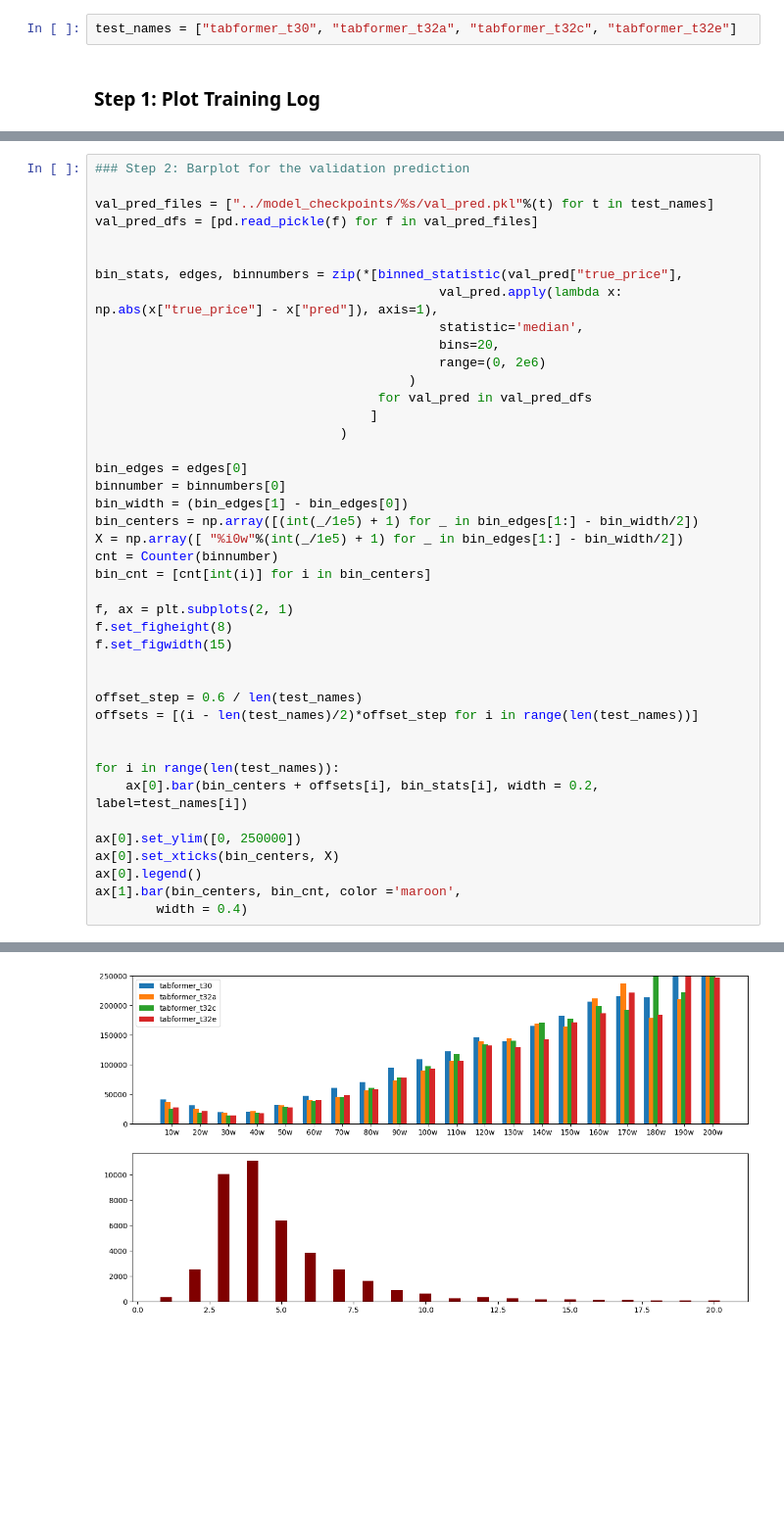
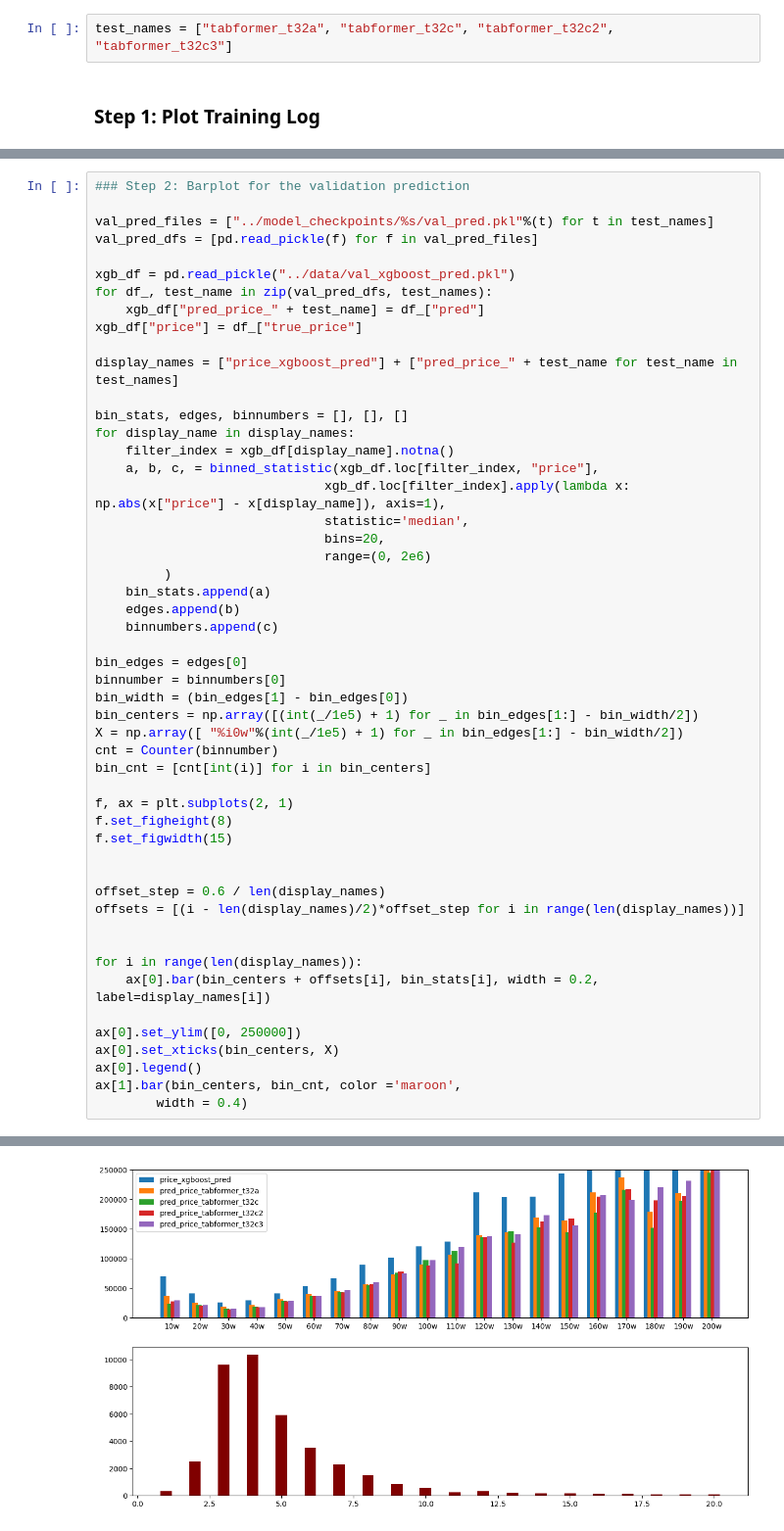
Before and after one commit to HoustonJ2013/property_price_multi_modality, a Jupyter notebook: notebooks/result_analysis.ipynb, the cells around one changed output, grey strips where cells are left out. Shown at 98% size. Cells and saved outputs as stored; diff of their text form; blank space fills up the shorter version.

```diff
--- a/notebooks/result_analysis.ipynb
+++ b/notebooks/result_analysis.ipynb
@@ -9,7 +9,7 @@ from collections import Counter
 import json
 pd.set_option("display.precision", 1)
 # %%
-test_names = ["tabformer_t30", "tabformer_t32a", "tabformer_t32c", "tabformer_t32e"]
+test_names = ["tabformer_t32a", "tabformer_t32c", "tabformer_t32c2", "tabformer_t32c3"]
 # %% [markdown]
 ### Step 1: Plot Training Log
 # %%
@@ -34,44 +36,53 @@ plt.legend()
 ### Step 2: Barplot for the validation prediction
 
 val_pred_files = ["../model_checkpoints/%s/val_pred.pkl"%(t) for t in test_names]
 val_pred_dfs = [pd.read_pickle(f) for f in val_pred_files]
 
+xgb_df = pd.read_pickle("../data/val_xgboost_pred.pkl")
+for df_, test_name in zip(val_pred_dfs, test_names):
+    xgb_df["pred_price_" + test_name] = df_["pred"]
+xgb_df["price"] = df_["true_price"]
 
-bin_stats, edges, binnumbers = zip(*[binned_statistic(val_pred["true_price"],
-                                             val_pred.apply(lambda x: np.abs(x["true_price"] - x["pred"]), axis=1),
-                                             statistic='median',
-                                             bins=20,
-                                             range=(0, 2e6)
-                                         )
-                                     for val_pred in val_pred_dfs
-                                    ]
-                                )
+display_names = ["price_xgboost_pred"] + ["pred_price_" + test_name for test_name in test_names]
+
+bin_stats, edges, binnumbers = [], [], []
+for display_name in display_names:
+    filter_index = xgb_df[display_name].notna()
+    a, b, c, = binned_statistic(xgb_df.loc[filter_index, "price"],
+                              xgb_df.loc[filter_index].apply(lambda x: np.abs(x["price"] - x[display_name]), axis=1),
+                              statistic='median',
+                              bins=20,
+                              range=(0, 2e6)
+         )
+    bin_stats.append(a)
+    edges.append(b)
+    binnumbers.append(c)
 
 bin_edges = edges[0]
 binnumber = binnumbers[0]
 bin_width = (bin_edges[1] - bin_edges[0])
 bin_centers = np.array([(int(_/1e5) + 1) for _ in bin_edges[1:] - bin_width/2])
 X = np.array([ "%i0w"%(int(_/1e5) + 1) for _ in bin_edges[1:] - bin_width/2])
 cnt = Counter(binnumber)
 bin_cnt = [cnt[int(i)] for i in bin_centers]
 
 f, ax = plt.subplots(2, 1)
 f.set_figheight(8)
 f.set_figwidth(15)
 
 
-offset_step = 0.6 / len(test_names)
-offsets = [(i - len(test_names)/2)*offset_step for i in range(len(test_names))]
+offset_step = 0.6 / len(display_names)
+offsets = [(i - len(display_names)/2)*offset_step for i in range(len(display_names))]
 
 
-for i in range(len(test_names)):
-    ax[0].bar(bin_centers + offsets[i], bin_stats[i], width = 0.2, label=test_names[i])
+for i in range(len(display_names)):
+    ax[0].bar(bin_centers + offsets[i], bin_stats[i], width = 0.2, label=display_names[i])
 
 ax[0].set_ylim([0, 250000])
 ax[0].set_xticks(bin_centers, X)
 ax[0].legend()
 ax[1].bar(bin_centers, bin_cnt, color ='maroon',
         width = 0.4)
 # %% [output]
 <BarContainer object of 20 artists>
-[figure, old version]
+[figure, new version]
```
Also changed, not shown: parts of 18 cells of this notebook, 14 other files.
